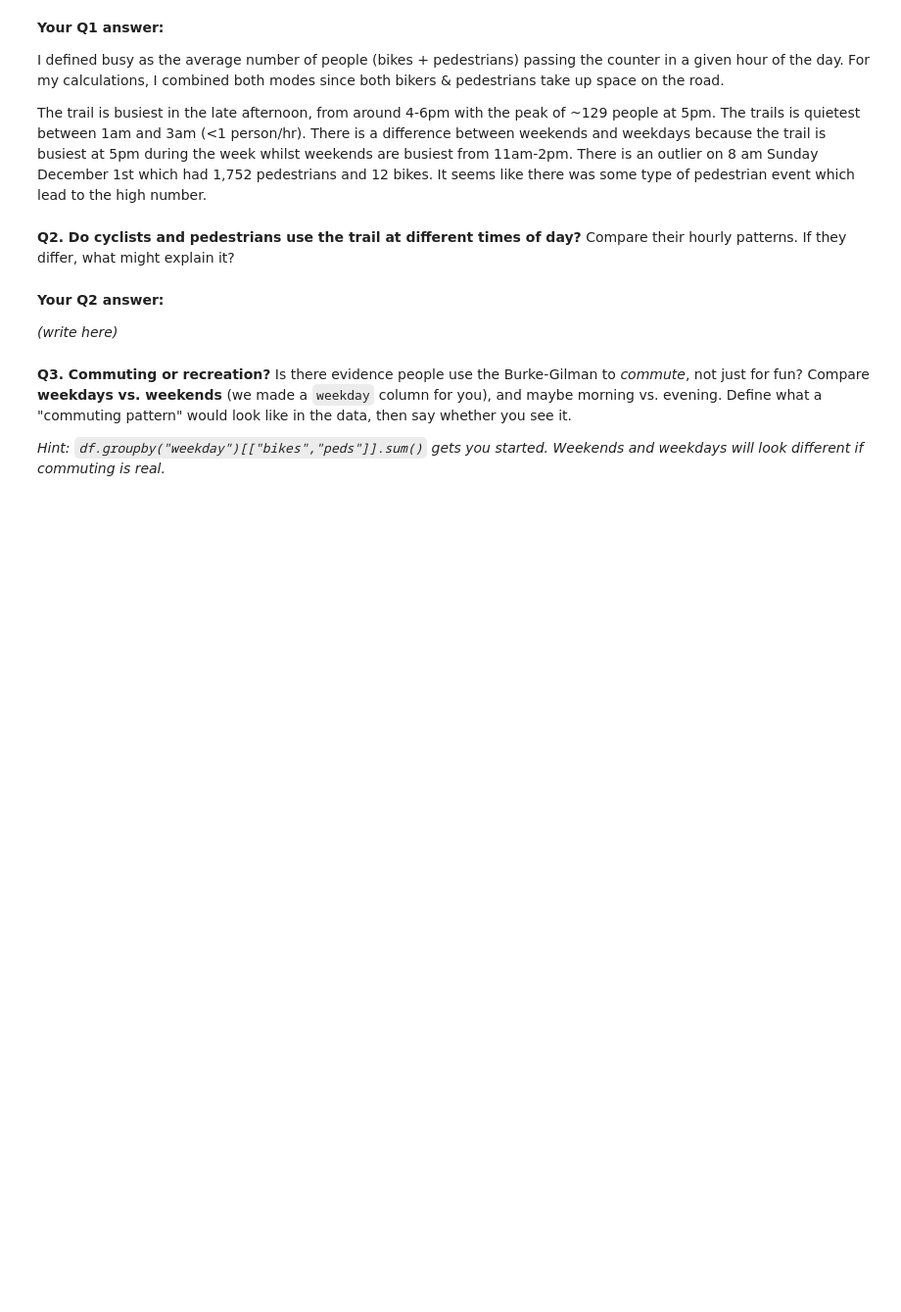
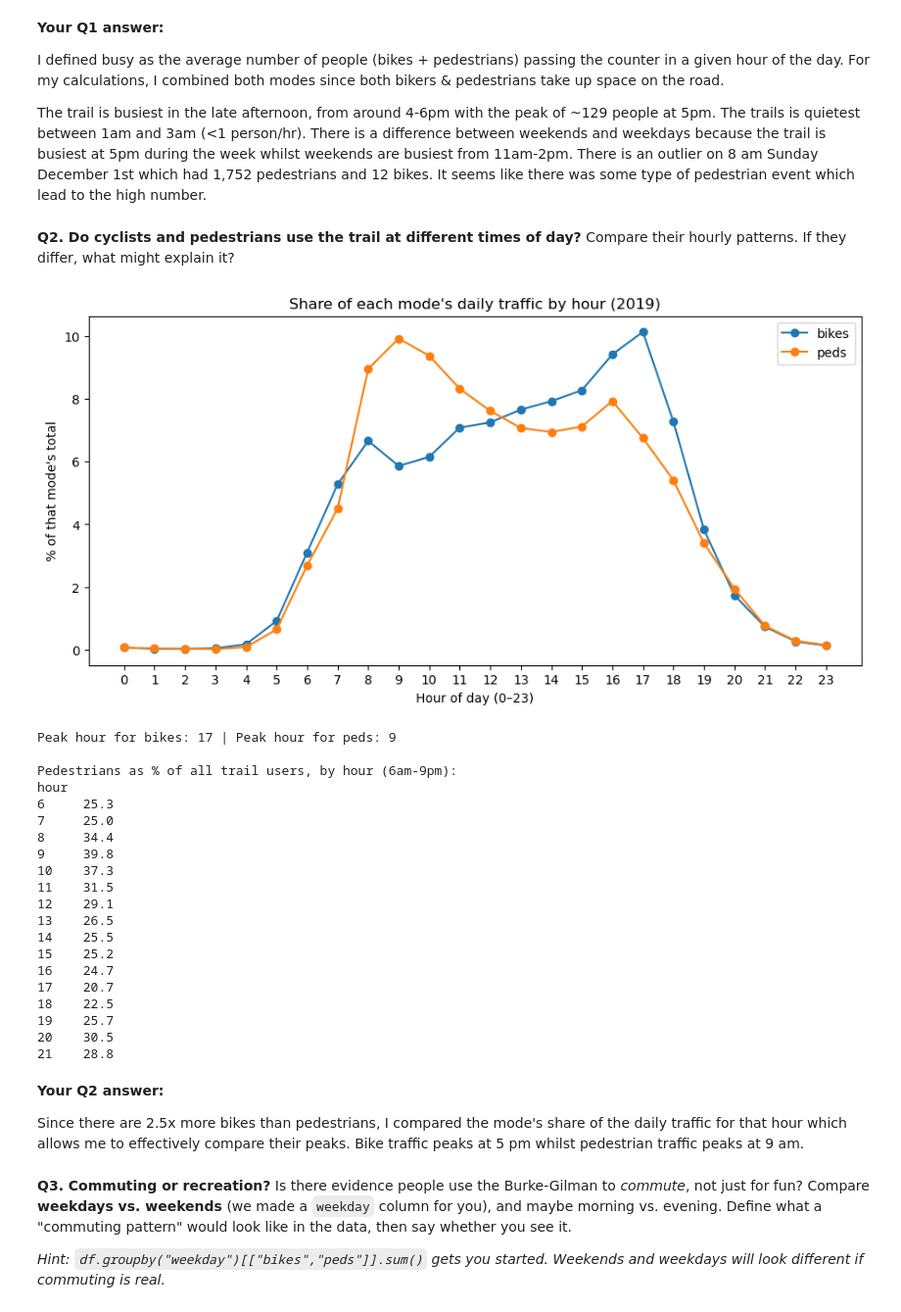
Before and after one commit to AnayGokarn/hcde-410, a Jupyter notebook: A1/A1.ipynb, the cells around one changed output. Shown at 98% size. Cells and saved outputs as stored; diff of their text form; code cells hidden in the pictures; blank space fills up the shorter version.

```diff
--- a/A1/A1.ipynb
+++ b/A1/A1.ipynb
@@ -192,10 +192,50 @@ The trail is busiest in the late afternoon, from around 4-6pm with the peak of ~
 Compare their hourly patterns. If they differ, what might explain it?
 # %%
 # Your code for Q2
+# Raw counts aren't comparable (there are ~2.5x more bikes), so I convert each to
+# "% of that mode's daily traffic that happens in each hour".
+share_by_hour = df.groupby("hour")[["bikes", "peds"]].sum()
+share_by_hour = share_by_hour / share_by_hour.sum() * 100
+
+share_by_hour.plot(figsize=(11, 5), marker="o")
+plt.title("Share of each mode's daily traffic by hour (2019)")
+plt.xlabel("Hour of day (0–23)")
+plt.ylabel("% of that mode's total")
+plt.xticks(range(0, 24))
+plt.show()
+
+print("Peak hour for bikes:", share_by_hour["bikes"].idxmax(),
+      "| Peak hour for peds:", share_by_hour["peds"].idxmax())
+
+ped_share = (df.groupby("hour")["peds"].sum() / df.groupby("hour")["total"].sum() * 100).round(1)
+print("\nPedestrians as % of all trail users, by hour (6am-9pm):")
+print(ped_share.loc[6:21].to_string())
+# %% [output]
+[figure, added]
+Peak hour for bikes: 17 | Peak hour for peds: 9
+
+Pedestrians as % of all trail users, by hour (6am-9pm):
+hour
+6     25.3
+7     25.0
+8     34.4
+9     39.8
+10    37.3
+11    31.5
+12    29.1
+13    26.5
+14    25.5
+15    25.2
+16    24.7
+17    20.7
+18    22.5
+19    25.7
+20    30.5
+21    28.8
-# %% [markdown]
-**Your Q2 answer:**
-
-*(write here)*
+# %% [markdown]
+**Your Q2 answer:**
+
+Since there are 2.5x more bikes than pedestrians, I compared the mode's share of the daily traffic for that hour which allows me to effectively compare their peaks. Bike traffic peaks at 5 pm whilst pedestrian traffic peaks at 9 am.
 # %% [markdown]
 **Q3. Commuting or recreation?**
 Is there evidence people use the Burke-Gilman to *commute*, not just for fun? Compare **weekdays vs. weekends** (we made a `weekday` column for you), and maybe morning vs. evening. Define what a "commuting pattern" would look like in the data, then say whether you see it.
```
Also changed, not shown: parts of 3 cells of this notebook.
